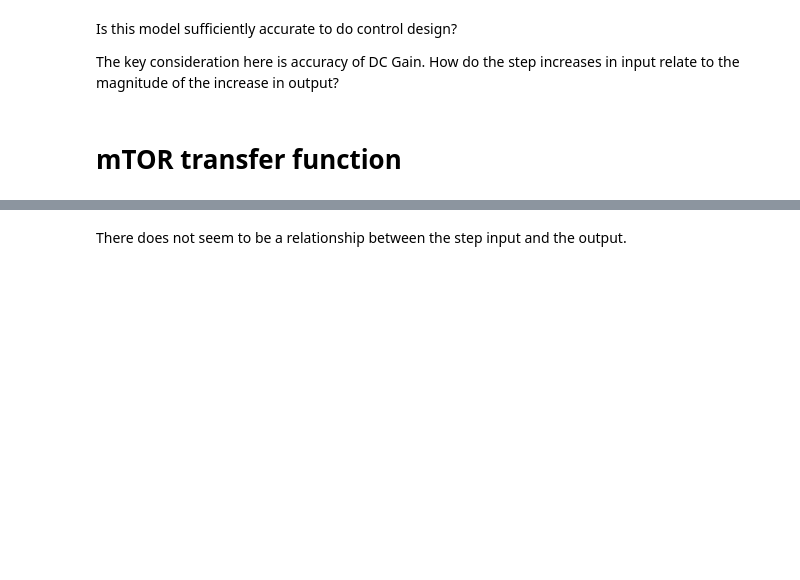
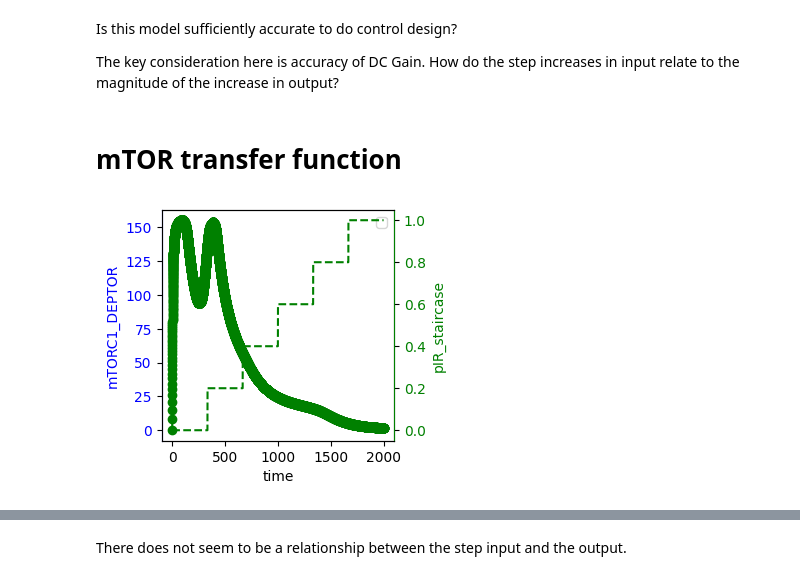
Before and after one commit to joseph-hellerstein/advanced-controls-lectures, a Jupyter notebook: classes/winter_2023/lectures/lecture_11_12-system-identification/system_identification.ipynb, the cells around one changed output, grey strips where cells are left out. Saved outputs shown, nothing was run; the diff lists cells and outputs as text; code cells hidden in the pictures; blank space fills up the shorter version.

```diff
--- a/classes/winter_2023/lectures/lecture_11_12-system-identification/system_identification.ipynb
+++ b/classes/winter_2023/lectures/lecture_11_12-system-identification/system_identification.ipynb
@@ -274,5 +299,9 @@ The key consideration here is accuracy of DC Gain. How do the step increases in
 # mTOR transfer function
 # %%
 MTOR_BUILDER = MTOR_CTLSB.makeSISOTransferFunctionBuilder()
-MTOR_STAIRCASE = ctl.Staircase(initial_value=2, final_value=10, num_step=5)
-MTOR_BUILDER.makeStaircaseResponse(staircase=MTOR_STAIRCASE, figsize=(3,3), legend_crd=(2, 1), end_time=2000)
+MTOR_STAIRCASE = ctl.Staircase(initial_value=0, final_value=1, num_step=5)
+response_ts = MTOR_BUILDER.makeStaircaseResponse(staircase=MTOR_STAIRCASE, end_time=2000)
+# %%
+MTOR_BUILDER.plotStaircaseResponse(response_ts,  figsize=(3,3), legend_crd=(2, 1))
+# %% [output]
+[figure, added]
```
Also changed, not shown: parts of 25 cells of this notebook.
